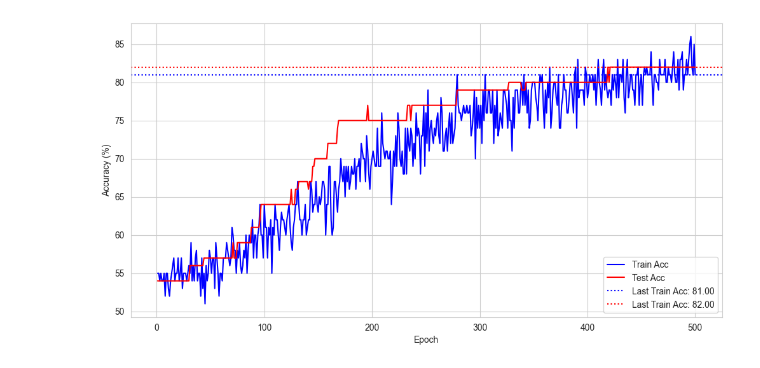
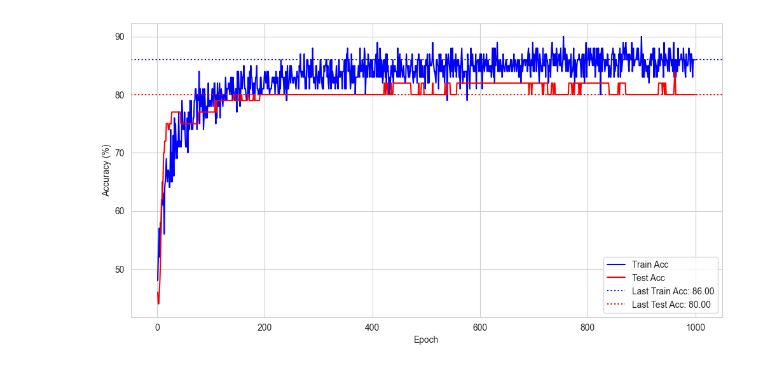
Before and after one commit to cankucukyilmaz/Data_Science, a Jupyter notebook: Supervised_Learning/Classification/Binary_Classification/Heart_Attack_Analysis_and_Prediction/modelling/torch.ipynb, the cells around one changed output. Drawn from its saved outputs; the diff is of its cells as text; code cells hidden in the pictures.

Commit message:
Neural Network model

```diff
--- a/Supervised_Learning/Classification/Binary_Classification/Heart_Attack_Analysis_and_Prediction/modelling/torch.ipynb
+++ b/Supervised_Learning/Classification/Binary_Classification/Heart_Attack_Analysis_and_Prediction/modelling/torch.ipynb
@@ -45,7 +45,7 @@ def binary_acc(y_pred, y_test):
 
     return acc
 # %%
-df = pd.read_csv("heart.csv")
+df = pd.read_csv("processed_heart.csv")
 # %%
 X = df.drop("output", axis=1)
 y = df["output"]
@@ -61,13 +61,13 @@ X_test = torch.tensor(X_test, dtype=torch.float32)
 y_train = torch.tensor(y_train.values, dtype=torch.float32)
 y_test = torch.tensor(y_test.values, dtype=torch.float32)
 # %%
-model = NN(X.shape[1], [16, 32, 64, 32, 16], 1)
+model = NN(X.shape[1], [32, 16, 8], 1)
 # %%
-num_epochs = 500
+num_epochs = 1000
 learning_rate = 0.01
 # %%
 criterion = nn.BCELoss()
-optimizer = torch.optim.SGD(model.parameters(), lr=learning_rate)
+optimizer = torch.optim.Adagrad(model.parameters(), lr=learning_rate)
 # %%
 train_losses = []
 test_losses = []
@@ -135,14 +135,14 @@ plt.show()
 # %%
 plt.figure(figsize=(12, 6))
 sns.lineplot(x=range(1, num_epochs+1), y=train_accuracies,label="Train Acc", color="blue")
 sns.lineplot(x=range(1, num_epochs+1), y=test_accuracies,label="Test Acc", color="red")
 
 plt.axhline(y=train_accuracies[-1], color='blue', linestyle=':', label=f'Last Train Acc: {train_accuracies[-1]:.2f}')
-plt.axhline(y=test_accuracies[-1], color='red', linestyle=':', label=f'Last Train Acc: {test_accuracies[-1]:.2f}')
+plt.axhline(y=test_accuracies[-1], color='red', linestyle=':', label=f'Last Test Acc: {test_accuracies[-1]:.2f}')
 
 plt.xlabel("Epoch")
 plt.ylabel("Accuracy (%)")
 plt.legend()
 plt.show()
 # %% [output]
-[figure, old version]
+[figure, new version]
```
Also changed, not shown: parts of 3 cells of this notebook.
